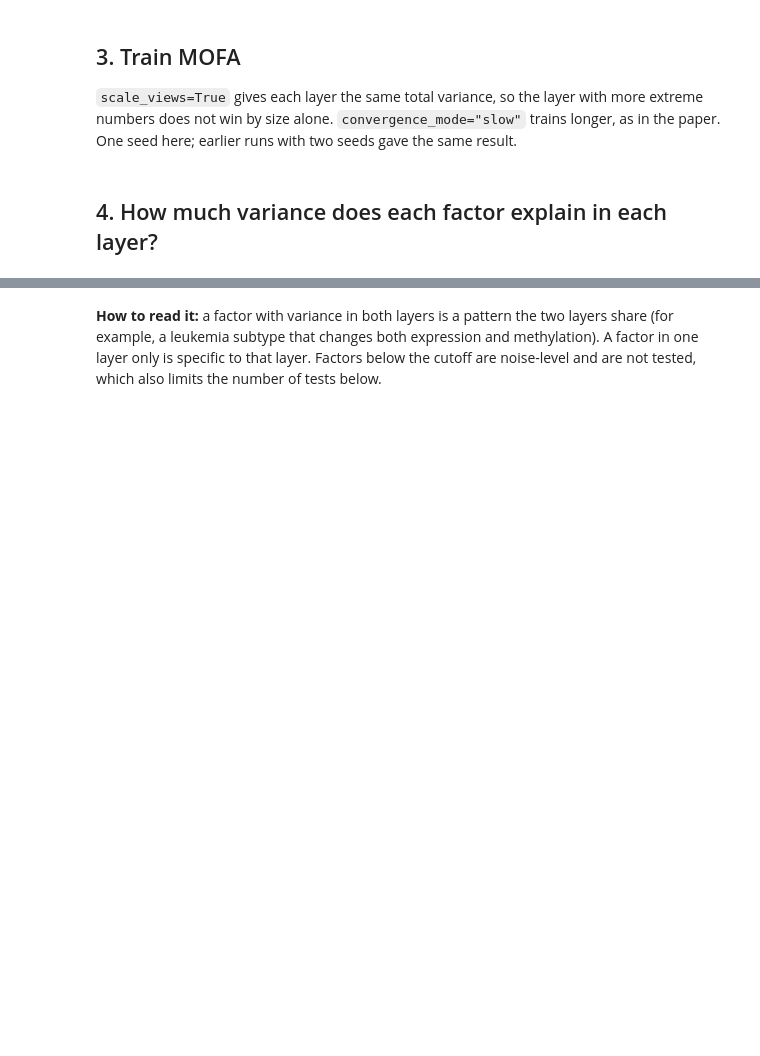
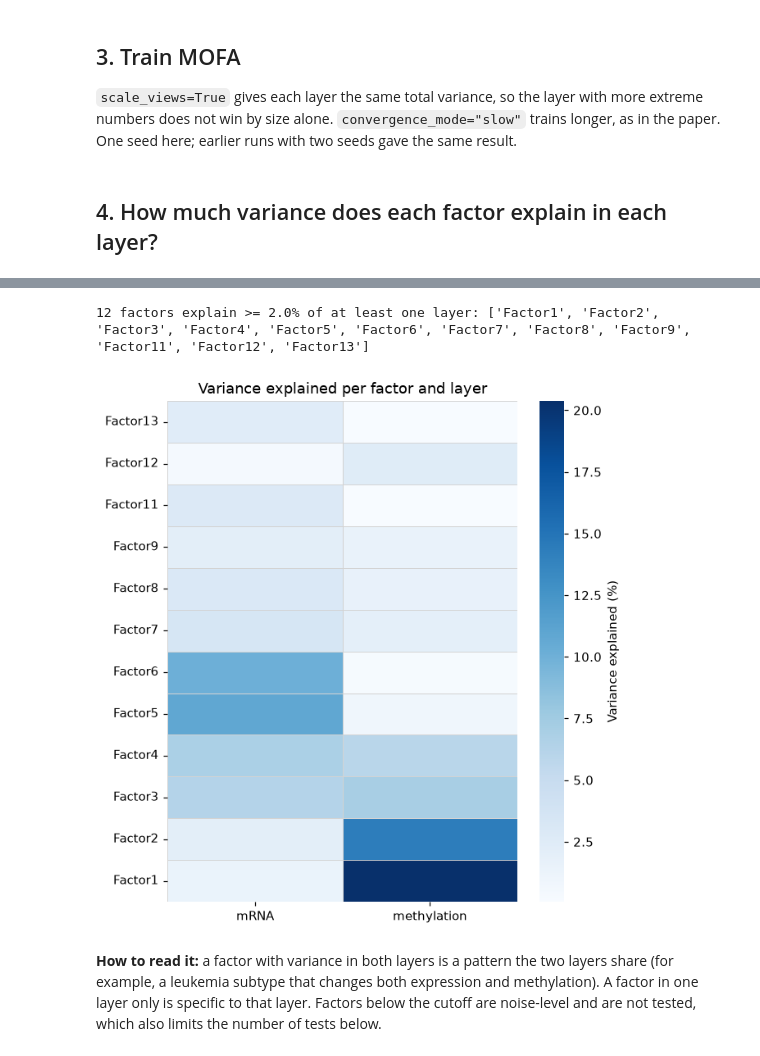
Before and after one commit to MohamedEhabElessawy/laml-multiomics, a Jupyter notebook: notebooks/02_mofa.ipynb, the cells around one changed output, grey strips where cells are left out. Drawn from its saved outputs; the diff is of its cells as text; code cells hidden in the pictures; blank space fills up the shorter version.

Commit message:
Edit mofa results

```diff
--- a/notebooks/02_mofa.ipynb
+++ b/notebooks/02_mofa.ipynb
@@ -100,7 +105,7 @@ if RETRAIN or not os.path.exists(model_file):
 # %% [markdown]
 ## 4. How much variance does each factor explain in each layer?
 # %%
-model = mofax.mofa_model(model_file)
+model = mofax.mofa_model(OUT + "mofa_model.hdf5")
 r2 = model.get_r2()                                    # % variance: Factor, View, R2
 r2_table = r2.pivot_table(index="Factor", columns="View", values="R2")
 r2_table = r2_table.loc[sorted(r2_table.index, key=lambda f: int(f.replace("Factor", "")))]
@@ -122,3 +152,31 @@ r2_table.loc[keep].round(2).to_csv(TABLES + "mofa_variance_explained.csv")
+# %%
+keep = [f for f in r2_table.index if r2_table.loc[f].max() >= MIN_R2]
+print(f"{len(keep)} factors explain >= {MIN_R2}% of at least one layer: {keep}")
+
+# 2. Prepare subset and reverse row order so Factor 1 is at the bottom
+plot_df = r2_table.loc[keep].iloc[::-1]
+
+# 3. Plot variance explained heatmap
+plt.figure(figsize=(6, len(keep) * 0.4 + 1.5))
+sns.heatmap(
+    plot_df,
+    cmap="Blues",
+    annot=False,            # Set to True if you want to display the exact % values inside cells
+    fmt=".1f",
+    linewidths=0.5,
+    linecolor="lightgray",
+    cbar_kws={"label": "Variance explained (%)"}
+)
+
+plt.title("Variance explained per factor and layer")
+plt.xlabel("")
+plt.ylabel("")
+plt.tight_layout()
+plt.savefig(FIG + "mofa_variance_explained_heatmap.png", dpi=150)
+plt.show()
+# %% [output]
+12 factors explain >= 2.0% of at least one layer: ['Factor1', 'Factor2', 'Factor3', 'Factor4', 'Factor5', 'Factor6', 'Factor7', 'Factor8', 'Factor9', 'Factor11', 'Factor12', 'Factor13']
+[figure, added]
 # %% [markdown]
 **How to read it:** a factor with variance in both layers is a pattern the two layers share (for example, a leukemia subtype that
 changes both expression and methylation). A factor in one layer only is specific to that layer. Factors below the cutoff are
```
Also changed, not shown: parts of 12 cells of this notebook.
